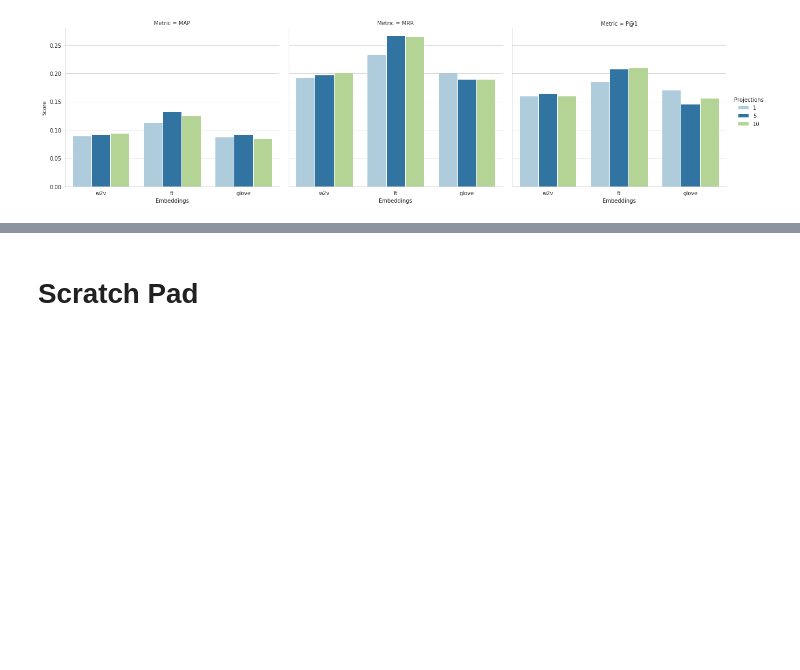
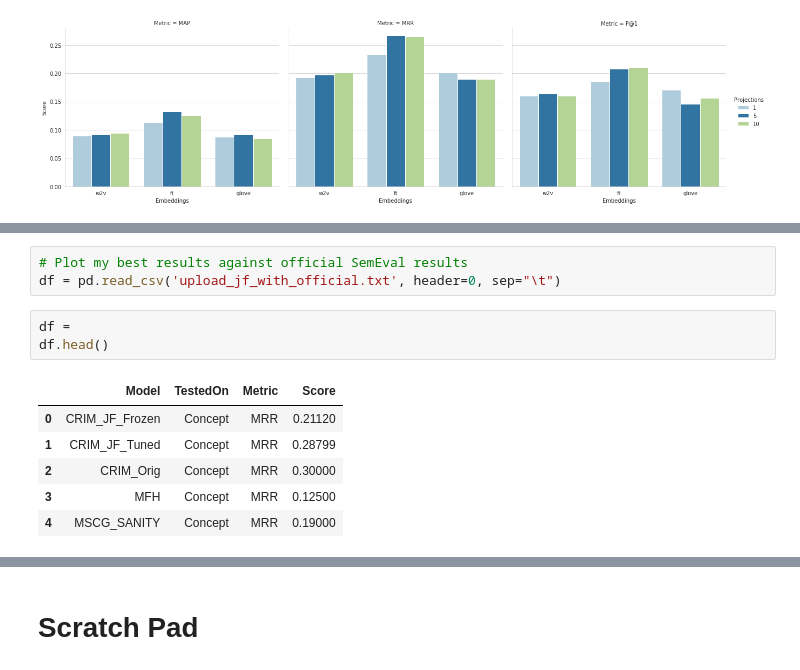
Before and after one commit to jfarrugia-uom/hyperstar, a Jupyter notebook: CrimVisuals.ipynb, the cells around one changed output, grey strips where cells are left out. Saved outputs shown, nothing was run; the diff lists cells and outputs as text; blank space fills up the shorter version.

```diff
--- a/CrimVisuals.ipynb
+++ b/CrimVisuals.ipynb
@@ -172,0 +194,13 @@ g = (g.map(sns.barplot, "Embeddings", "Score", "Projections",
+# %%
+# Plot my best results against official SemEval results
+df = pd.read_csv('upload_jf_with_official.txt', header=0, sep="\t")
+# %%
+df =
+df.head()
+# %% [output]
+|  | Model | TestedOn | Metric | Score |
+| 0 | CRIM_JF_Frozen | Concept | MRR | 0.21120 |
+| 1 | CRIM_JF_Tuned | Concept | MRR | 0.28799 |
+| 2 | CRIM_Orig | Concept | MRR | 0.30000 |
+| 3 | MFH | Concept | MRR | 0.12500 |
+| 4 | MSCG_SANITY | Concept | MRR | 0.19000 |
```
Also changed, not shown: parts of 5 cells of this notebook, 2 other files.
